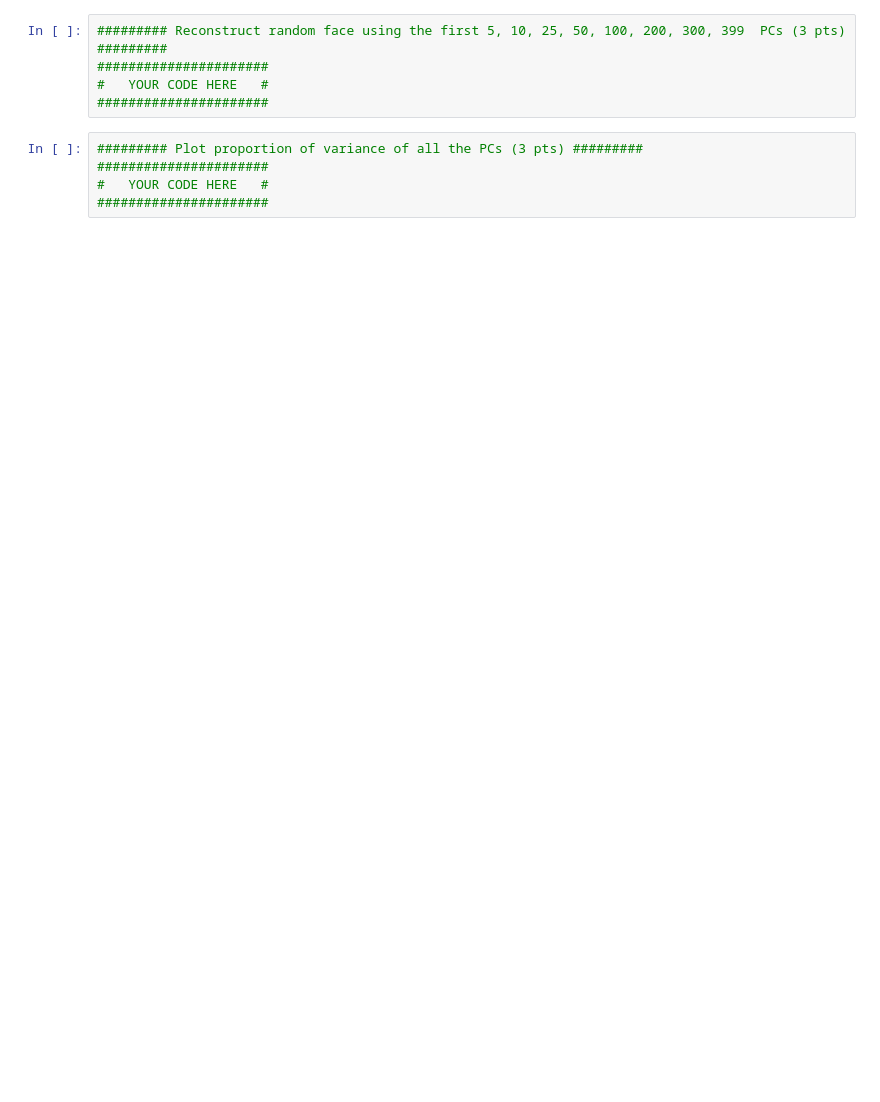
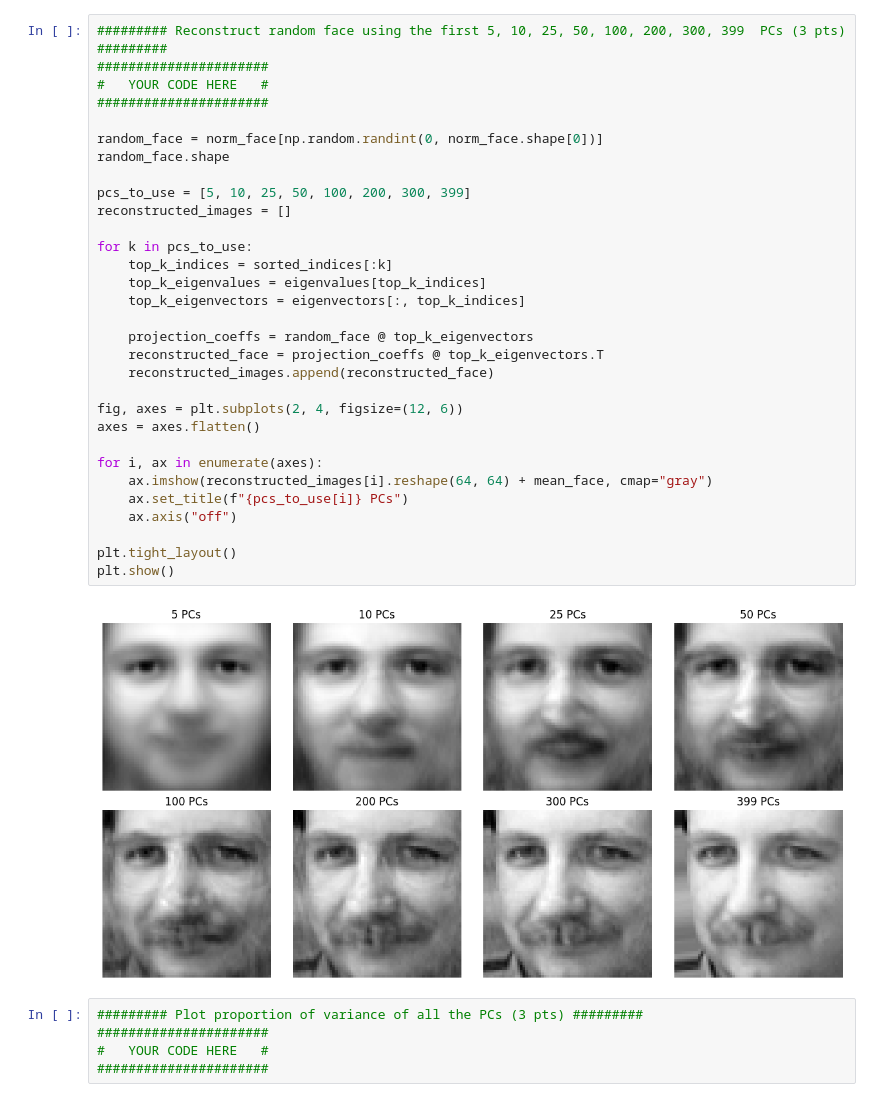
Before and after one commit to XHYuu/AI_Basic_and_Application, a Jupyter notebook: Ass2/Q2/Q2_PCA.ipynb, the cells around one changed output. Drawn from its saved outputs; the diff is of its cells as text; blank space fills up the shorter version.

```diff
--- a/Ass2/Q2/Q2_PCA.ipynb
+++ b/Ass2/Q2/Q2_PCA.ipynb
@@ -41,8 +119,36 @@
 # %%
 ######### Reconstruct random face using the first 5, 10, 25, 50, 100, 200, 300, 399  PCs (3 pts) #########
 ######################
 #   YOUR CODE HERE   #
 ######################
+
+random_face = norm_face[np.random.randint(0, norm_face.shape[0])]
+random_face.shape
+
+pcs_to_use = [5, 10, 25, 50, 100, 200, 300, 399]
+reconstructed_images = []
+
+for k in pcs_to_use:
+    top_k_indices = sorted_indices[:k]
+    top_k_eigenvalues = eigenvalues[top_k_indices]
+    top_k_eigenvectors = eigenvectors[:, top_k_indices]
+
+    projection_coeffs = random_face @ top_k_eigenvectors
+    reconstructed_face = projection_coeffs @ top_k_eigenvectors.T
+    reconstructed_images.append(reconstructed_face)
+
+fig, axes = plt.subplots(2, 4, figsize=(12, 6))
+axes = axes.flatten()
+
+for i, ax in enumerate(axes):
+    ax.imshow(reconstructed_images[i].reshape(64, 64) + mean_face, cmap="gray")
+    ax.set_title(f"{pcs_to_use[i]} PCs")
+    ax.axis("off")
+
+plt.tight_layout()
+plt.show()
+# %% [output]
+[figure, added]
 # %%
 ######### Plot proportion of variance of all the PCs (3 pts) #########
 ######################
```
Also changed, not shown: parts of 8 cells of this notebook, 1 other file.
